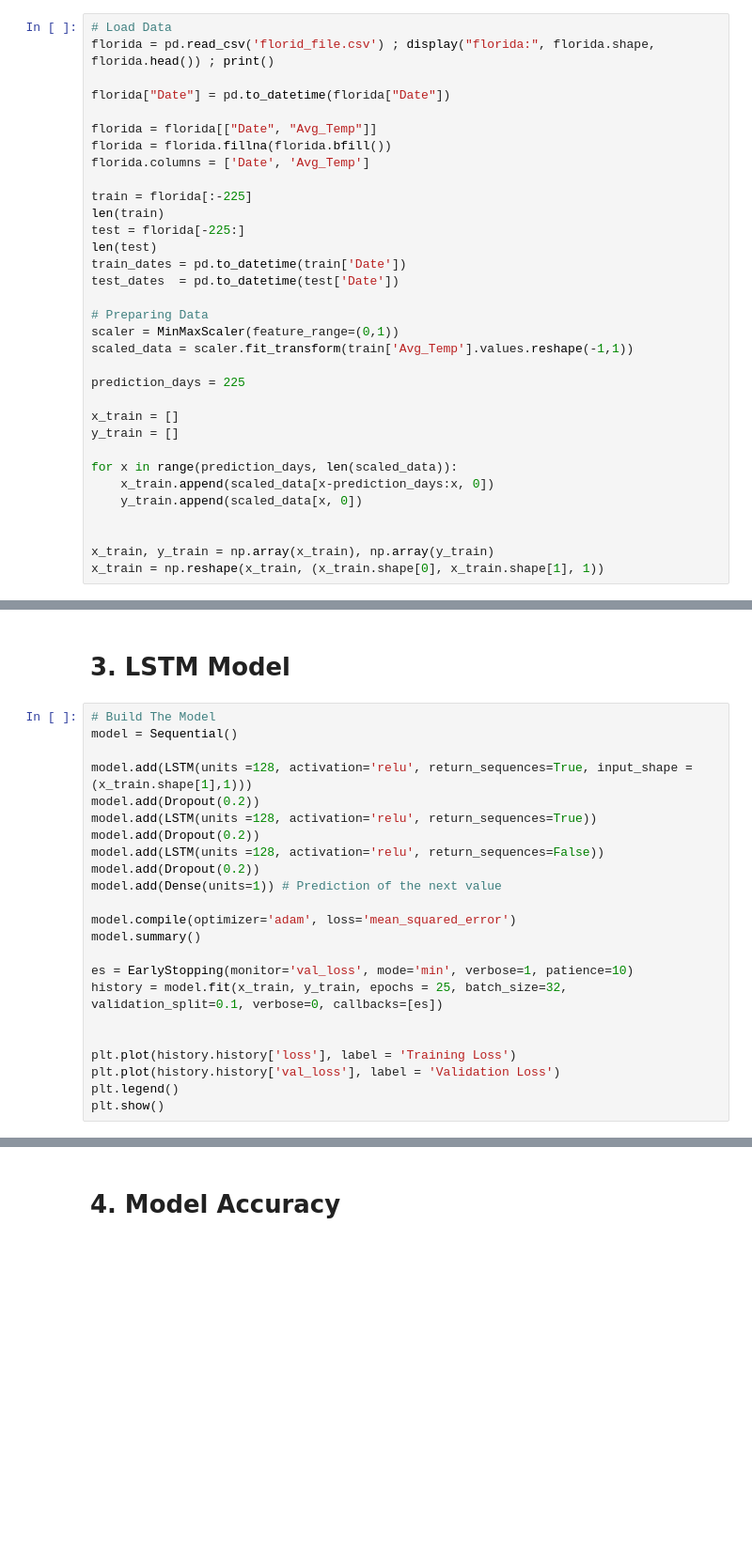
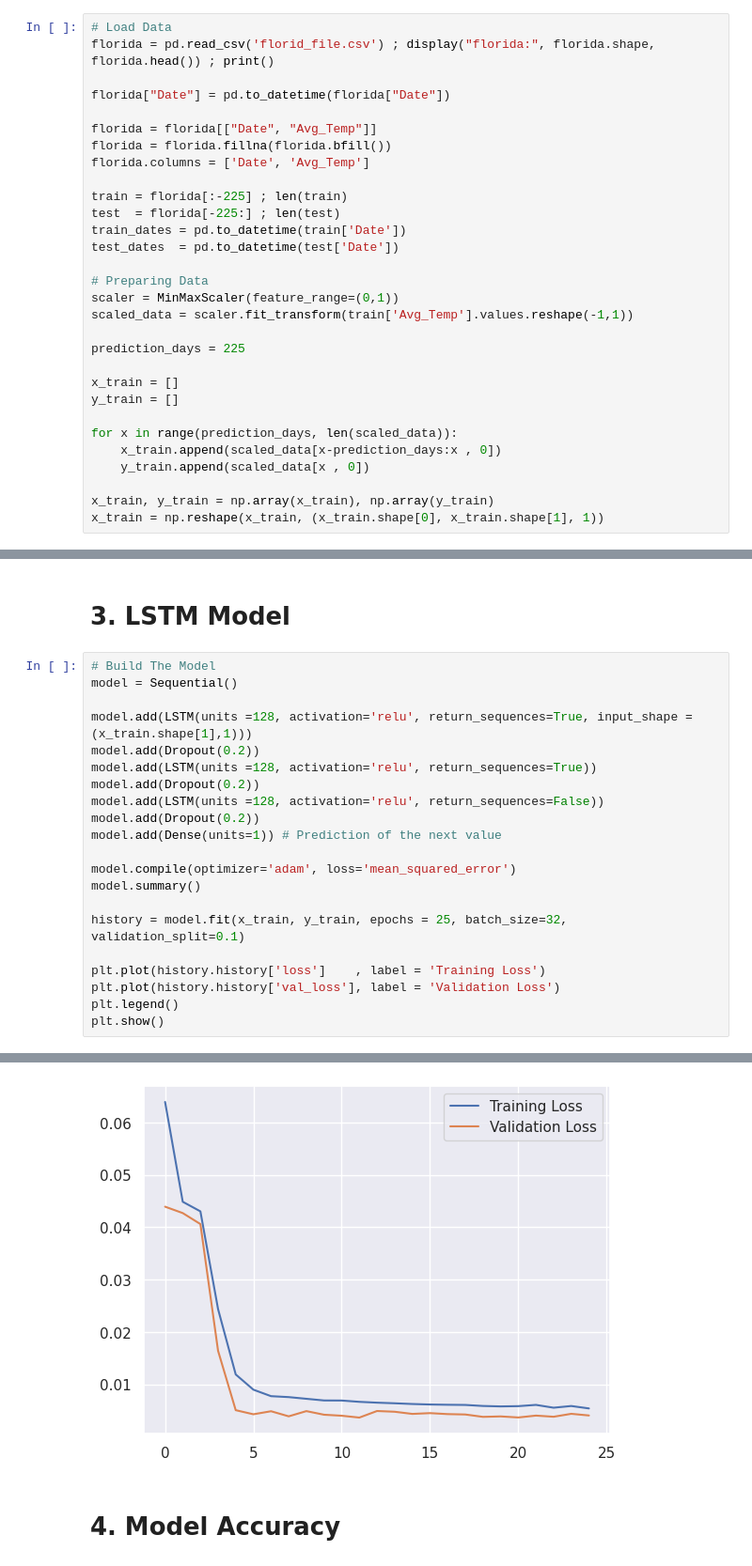
Before and after one commit to Max-Ghadri/Time-Series-Analysis, a Jupyter notebook: LSTM - Time Series Analysis.ipynb, the cells around one changed output, grey strips where cells are left out. Shown: that part at 94% size. Cells and saved outputs as stored; diff of their text form; blank space fills up the shorter version.

```diff
--- a/LSTM - Time Series Analysis.ipynb
+++ b/LSTM - Time Series Analysis.ipynb
@@ -23,10 +25,8 @@ florida = florida[["Date", "Avg_Temp"]]
 florida = florida.fillna(florida.bfill())
 florida.columns = ['Date', 'Avg_Temp']
 
-train = florida[:-225]
-len(train)
-test = florida[-225:]
-len(test)
+train = florida[:-225] ; len(train)
+test  = florida[-225:] ; len(test)
 train_dates = pd.to_datetime(train['Date'])
 test_dates  = pd.to_datetime(test['Date'])
 
@@ -40,9 +40,8 @@ x_train = []
 y_train = []
 
 for x in range(prediction_days, len(scaled_data)):
-    x_train.append(scaled_data[x-prediction_days:x, 0])
-    y_train.append(scaled_data[x, 0])
-
+    x_train.append(scaled_data[x-prediction_days:x , 0])
+    y_train.append(scaled_data[x , 0])
 
 x_train, y_train = np.array(x_train), np.array(y_train)
 x_train = np.reshape(x_train, (x_train.shape[0], x_train.shape[1], 1))
@@ -72,11 +71,9 @@ model.add(Dense(units=1)) # Prediction of the next value
 model.compile(optimizer='adam', loss='mean_squared_error')
 model.summary()
 
-es = EarlyStopping(monitor='val_loss', mode='min', verbose=1, patience=10)
-history = model.fit(x_train, y_train, epochs = 25, batch_size=32, validation_split=0.1, verbose=0, callbacks=[es])
+history = model.fit(x_train, y_train, epochs = 25, batch_size=32, validation_split=0.1)
 
-
-plt.plot(history.history['loss'], label = 'Training Loss')
+plt.plot(history.history['loss']    , label = 'Training Loss')
 plt.plot(history.history['val_loss'], label = 'Validation Loss')
 plt.legend()
 plt.show()
@@ -101,3 +98,4 @@ _________________________________________________________________
+[figure, added]
 # %% [markdown]
 # 4.&nbsp;Model Accuracy
 # %%
```
Also changed, not shown: parts of 4 cells of this notebook, 4 other files.
